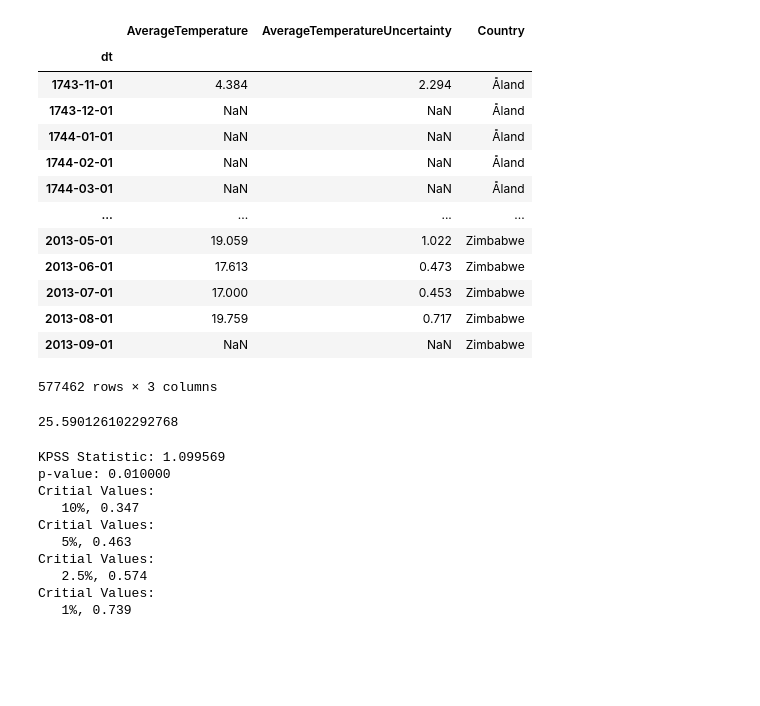
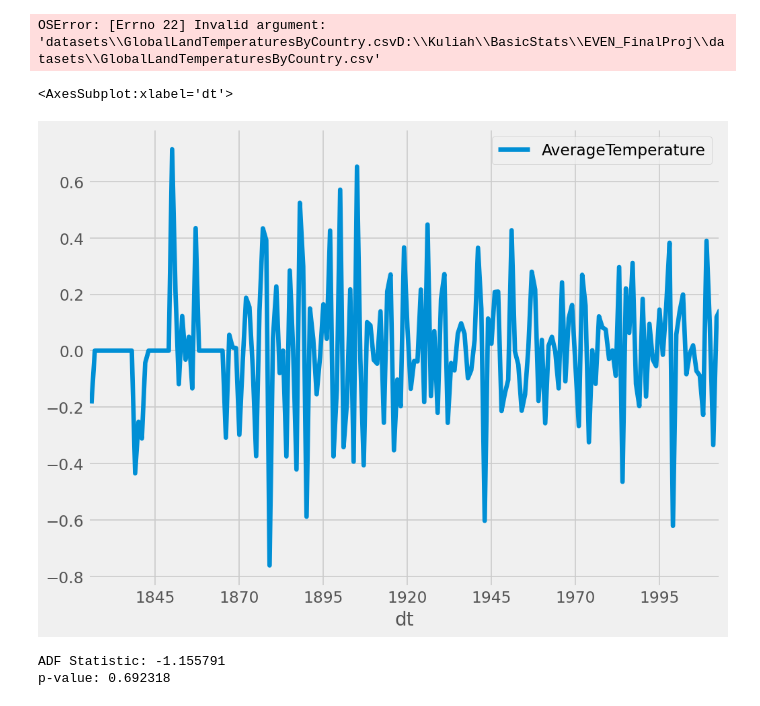
Before and after one commit to EdwardMatthew/Climate-Forecasting, a Jupyter notebook: TimeSeries/timeseries.ipynb, the cells around one changed output. Drawn from its saved outputs; the diff is of its cells as text; code cells hidden in the pictures; blank space fills up the shorter version.

```diff
--- a/TimeSeries/timeseries.ipynb
+++ b/TimeSeries/timeseries.ipynb
@@ -4,59 +4,37 @@ import numpy as np
 import matplotlib.pyplot as plt
 import warnings
 from sklearn.model_selection import train_test_split
-from sklearn.ensemble import RandomForestRegressor
 from statsmodels.tsa.stattools import adfuller, kpss
-
+from statsmodels.graphics.tsaplots import plot_acf, plot_pacf
+from statsmodels.tsa.arima_model import ARIMA
 
 warnings.filterwarnings("ignore")
-plt.style.use("ggplot")
+plt.style.use("fivethirtyeight")
 # %%
-country = pd.read_csv("GlobalLandTemperaturesByCountry.csv")
+country = pd.read_csv("datasets\GlobalLandTemperaturesByCountry.csvD:\Kuliah\BasicStats\EVEN_FinalProj\datasets\GlobalLandTemperaturesByCountry.csv")
 country["dt"] = pd.to_datetime(country["dt"])
 country.set_index("dt", inplace=True)
 country
 # %% [output]
-|  | AverageTemperature | AverageTemperatureUncertainty | Country |
-| dt |  |  |  |
-| 1743-11-01 | 4.384 | 2.294 | Åland |
-| 1743-12-01 | NaN | NaN | Åland |
-| 1744-01-01 | NaN | NaN | Åland |
-| 1744-02-01 | NaN | NaN | Åland |
-| 1744-03-01 | NaN | NaN | Åland |
-| ... | ... | ... | ... |
-| 2013-05-01 | 19.059 | 1.022 | Zimbabwe |
-| 2013-06-01 | 17.613 | 0.473 | Zimbabwe |
-| 2013-07-01 | 17.000 | 0.453 | Zimbabwe |
-| 2013-08-01 | 19.759 | 0.717 | Zimbabwe |
-| 2013-09-01 | NaN | NaN | Zimbabwe |
-577462 rows × 3 columns
+OSError: [Errno 22] Invalid argument: 'datasets\\GlobalLandTemperaturesByCountry.csvD:\\Kuliah\\BasicStats\\EVEN_FinalProj\\datasets\\GlobalLandTemperaturesByCountry.csv'
 # %%
 # filtering the dataframe to show only Indonesia
 indo = country.copy()
 indo = indo.loc[indo["Country"] == "Indonesia"]
 indo.fillna(method='bfill', inplace=True)
 
 # resampling the data to show the average temp of each decade
 filtered = indo.resample("A").mean()
 filtered.drop("AverageTemperatureUncertainty", axis=1, inplace=True)
-avg = filtered["AverageTemperature"].mean(axis=0)
+filtered.diff().plot()
 # %% [output]
-25.590126102292768
+<AxesSubplot:xlabel='dt'>
+[figure, added]
-# %%
-result = kpss(filtered.values, regression='c')
-print('\nKPSS Statistic: %f' % result[0])
-print('p-value: %f' % result[1])
-for key, value in result[3].items():
-    print('Critial Values:')
-    print(f'   {key}, {value}')
-# %% [output]
-KPSS Statistic: 1.099569
-p-value: 0.010000
-Critial Values:
-   10%, 0.347
-Critial Values:
-   5%, 0.463
-Critial Values:
-   2.5%, 0.574
-Critial Values:
-   1%, 0.739
+# %%
+# finding the p value to proceed with differencing
+result = adfuller(filtered.AverageTemperature.values)
+print("ADF Statistic: %f" %result[0])
+print("p-value: %f" %result[1])
+# %% [output]
+ADF Statistic: -1.155791
+p-value: 0.692318
```
Also changed, not shown: parts of 3 cells of this notebook, 2 other files.
